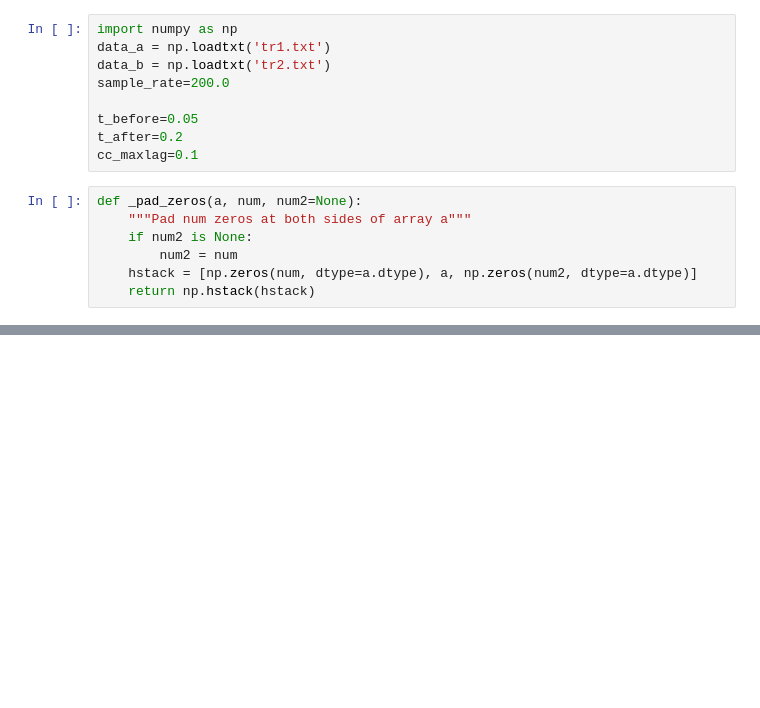
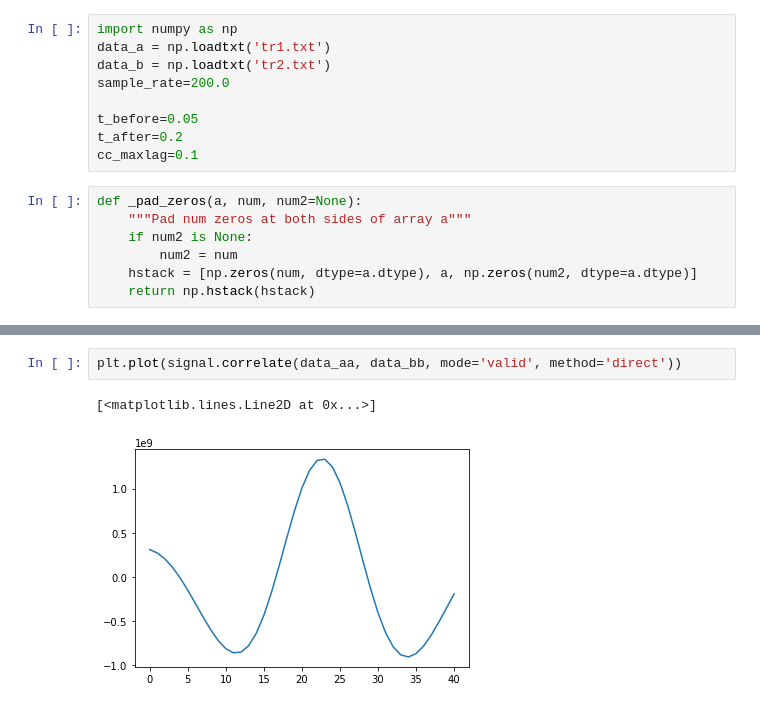
Before and after one commit to eritsi/test_obspy, a Jupyter notebook: simple_xcorr.ipynb, the cells around one changed output, grey strips where cells are left out. Drawn from its saved outputs; the diff is of its cells as text; blank space fills up the shorter version.

```diff
--- a/simple_xcorr.ipynb
+++ b/simple_xcorr.ipynb
@@ -225,0 +191,5 @@ simple_xcorr(data_a, data_b, sample_rate, cc_maxlag)
+# %%
+plt.plot(signal.correlate(data_aa, data_bb, mode='valid', method='direct'))
+# %% [output]
+[<matplotlib.lines.Line2D at 0x...>]
+[figure, added]
```
Also changed, not shown: parts of 9 cells of this notebook.
